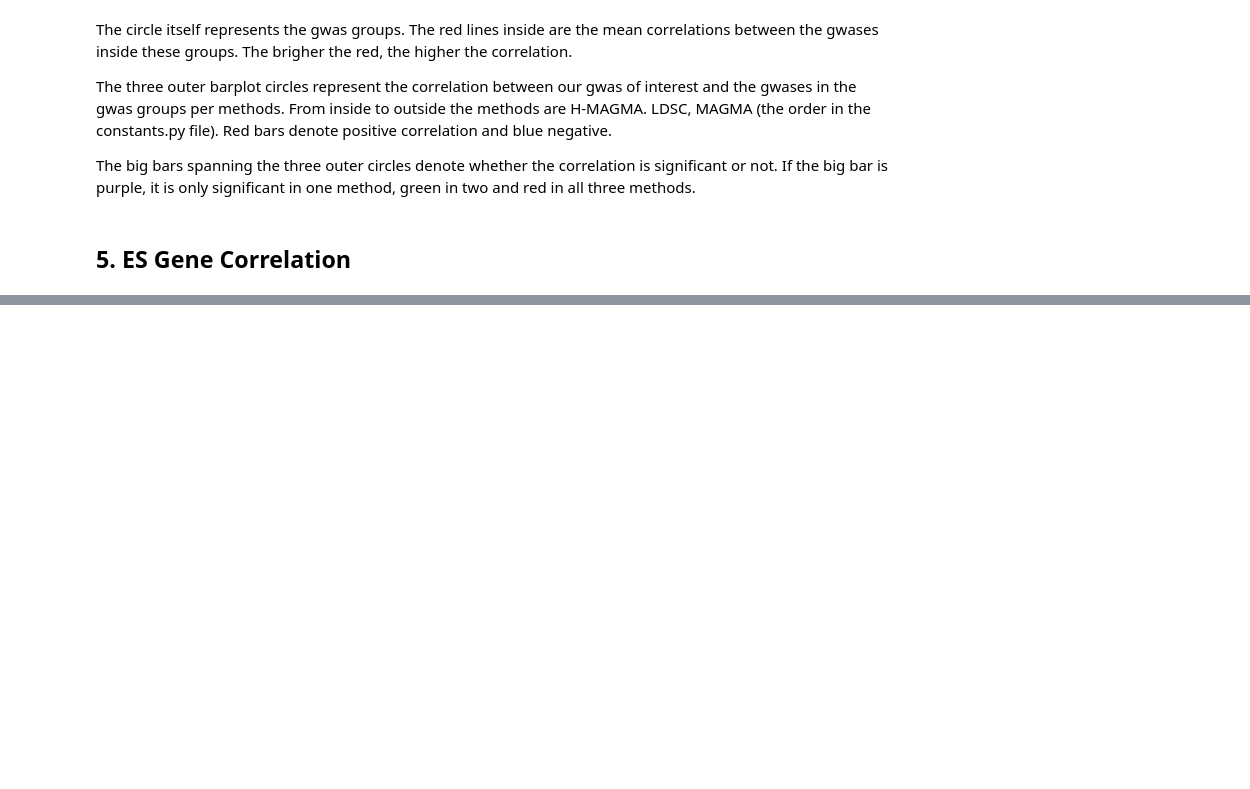
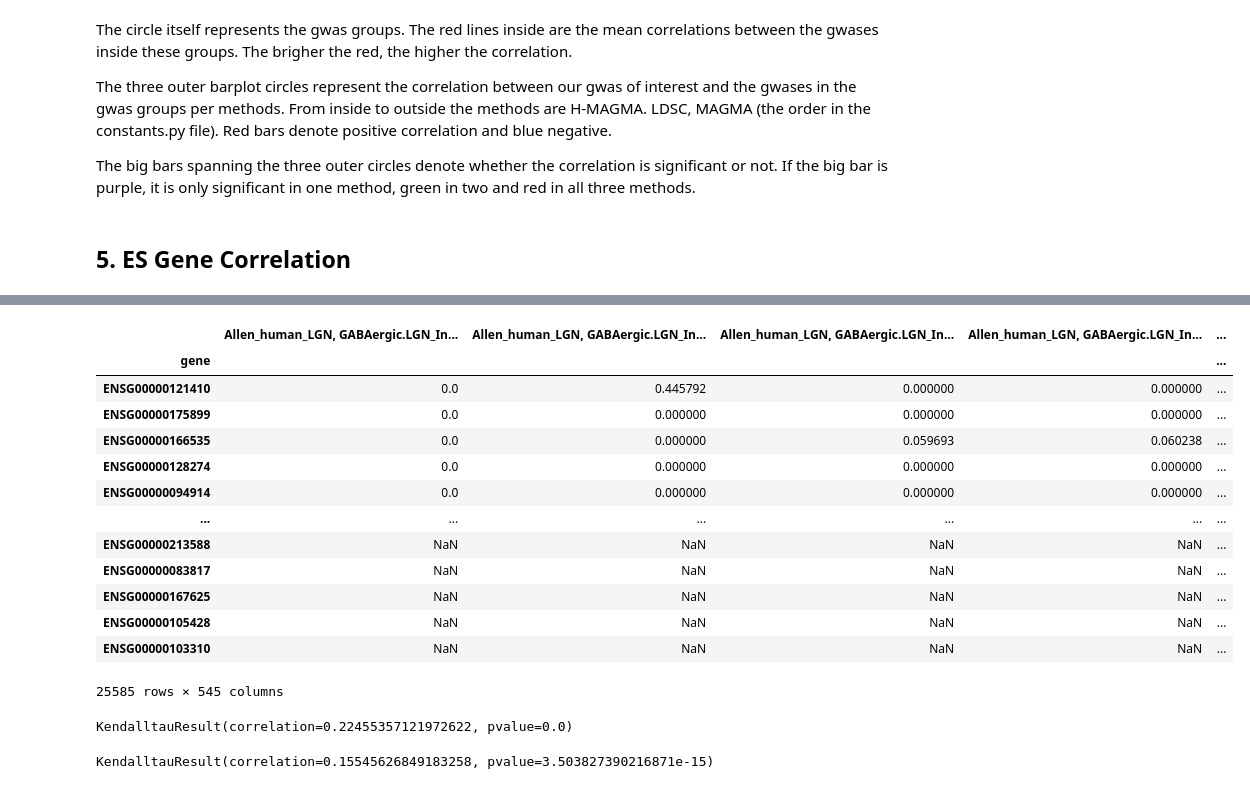
Before and after one commit to erwinerdem/STEAP, a Jupyter notebook: notebooks/depression_example.ipynb, the cells around one changed output, grey strips where cells are left out. Cells and saved outputs as stored; diff of their text form; code cells hidden in the pictures; blank space fills up the shorter version.

```diff
--- a/notebooks/depression_example.ipynb
+++ b/notebooks/depression_example.ipynb
@@ -375,0 +478,44 @@ es_corr_df[
+# %%
+df_list = []
+for dataset in datasets:
+    cellex_file = f'esmu/{dataset}.mu.csv' # change esmu to mu if file not found
+    if Path(cellex_file).is_file():
+        df_esmu = pd.read_csv(cellex_file, index_col=0)
+    elif Path(cellex_file.replace('.mu','.esmu')).is_file():
+        df_esmu = pd.read_csv(cellex_file.replace('.mu','.esmu'), index_col=0)
+    else:
+        print('file not found')
+    df_esmu.columns = [f'{dataset}, {ct}' for ct in df_esmu.columns]
+    df_list.append(df_esmu)
+merged_es_df = pd.concat(df_list, join='outer', axis=1)
+merged_es_df.sort_index(axis=1, inplace=True)
+# %%
+merged_es_df
+# %% [output]
+|  | Allen_human_LGN, GABAergic.LGN_In... | Allen_human_LGN, GABAergic.LGN_In... | Allen_human_LGN, GABAergic.LGN_In... | Allen_human_LGN, GABAergic.LGN_In... | ... |
+| gene |  |  |  |  | ... |
+| ENSG00000121410 | 0.0 | 0.445792 | 0.000000 | 0.000000 | ... |
+| ENSG00000175899 | 0.0 | 0.000000 | 0.000000 | 0.000000 | ... |
+| ENSG00000166535 | 0.0 | 0.000000 | 0.059693 | 0.060238 | ... |
+| ENSG00000128274 | 0.0 | 0.000000 | 0.000000 | 0.000000 | ... |
+| ENSG00000094914 | 0.0 | 0.000000 | 0.000000 | 0.000000 | ... |
+| ... | ... | ... | ... | ... | ... |
+| ENSG00000213588 | NaN | NaN | NaN | NaN | ... |
+| ENSG00000083817 | NaN | NaN | NaN | NaN | ... |
+| ENSG00000167625 | NaN | NaN | NaN | NaN | ... |
+| ENSG00000105428 | NaN | NaN | NaN | NaN | ... |
+| ENSG00000103310 | NaN | NaN | NaN | NaN | ... |
+25585 rows × 545 columns
+# %%
+corr_list = []
+for x,y in itertools.combinations(merged_es_df.columns, 2):
+    corr_frame = merged_es_df.loc[:,[x,y]].fillna(0).copy()
+    display(kendalltau(corr_frame.iloc[:,0].values, corr_frame.iloc[:,1].values))
+    corr_frame = corr_frame[(corr_frame>0).all(1)]
+    display(kendalltau(corr_frame.iloc[:,0].values, corr_frame.iloc[:,1].values))
+#     corr, pval = kendalltau(corr_frame.iloc[:,0].values, corr_frame.iloc[:,1].values)
+#     corr_list.append([x,y,corr, pval])
+    break
+# %% [output]
+KendalltauResult(correlation=0.22455357121972622, pvalue=0.0)
+KendalltauResult(correlation=0.15545626849183258, pvalue=3.503827390216871e-15)
```
Also changed, not shown: parts of 13 cells of this notebook, 4 other files.
